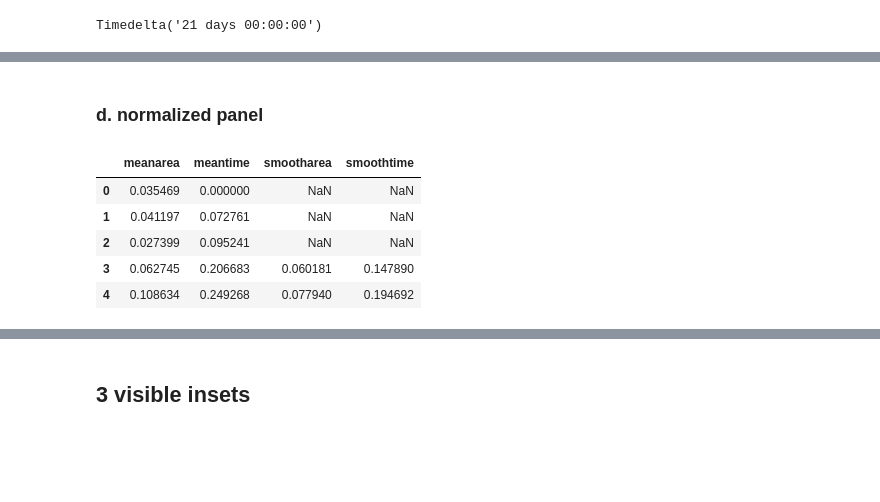
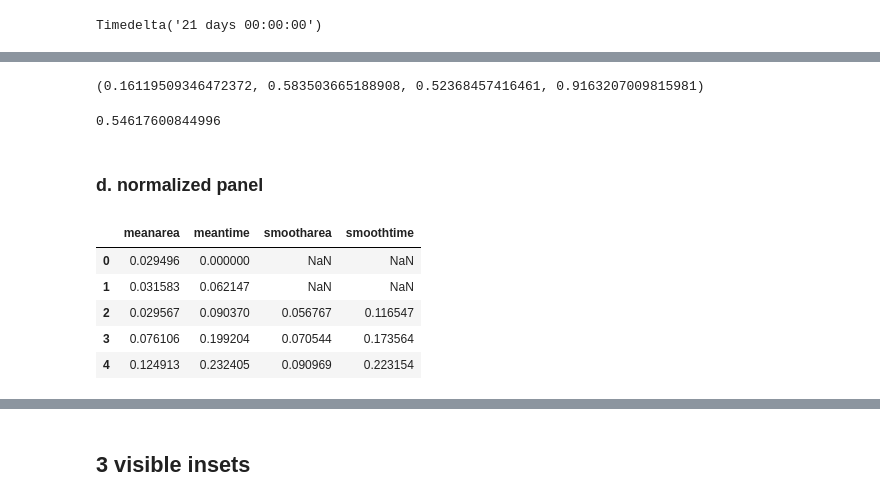
Before and after one commit to elenasavidge/polynyatimeseries, a Jupyter notebook: fig3.ipynb, the cells around one changed output, grey strips where cells are left out. Drawn from its saved outputs; the diff is of its cells as text; code cells hidden in the pictures; blank space fills up the shorter version.

```diff
--- a/fig3.ipynb
+++ b/fig3.ipynb
@@ -43,0 +71,12 @@ vis = pd.read_pickle('visible_area_effectivepixel_fixed_v2')
+# %%
+# check chnage in area from subsequent total rows
+df2000_2001['change']= (df2000_2001['total']-df2000_2001['total'].shift()) #km/2
+
+# Need to convert time delta column to integers for any subsequent calc
+df2000_2001['days'] = df2000_2001['time_diff'].dt.days
+
+# Get rate (km2/day) of change between measurements
+df2000_2001['change_rate']= (df2000_2001['change']/df2000_2001['days']) #km2/day
+
+# sort by ascending date
+df2000_2001.sort_values(by='Date').head()
@@ -342,7 +441,17 @@ growthrate0506
+# %%
+growthrate0001,growthrate0304,growthrate0405,growthrate0506
+# %% [output]
+(0.16119509346472372, 0.583503665188908, 0.52368457416461, 0.9163207009815981)
+# %%
+# mean avg growth rate
+(growthrate0001+growthrate0304+growthrate0405+growthrate0506)/4 # in km2/day
+# %% [output]
+0.54617600844996
 # %% [markdown]
 ### d. normalized panel
 # %%
 # make sure ordered by date
+df2000_2001 = df2000_2001.sort_values(by='Date') # add
 df2003_2004 = df2003_2004.sort_values(by='Date')
 df2004_2005 = df2004_2005.sort_values(by='Date')
 df2005_2006 = df2005_2006.sort_values(by='Date')
@@ -352,6 +461,8 @@ df2005_2006 = df2005_2006.sort_values(by='Date')
 # Normalize
 
 # y axis by max area
+df2000_2001['area_norm'] = (df2000_2001.total)/(df2000_2001.total.max()) #add
+
 df2003_2004['area_norm'] = (df2003_2004.total)/(df2003_2004.total.max())
 
 df2004_2005['area_norm'] = (df2004_2005.total)/(df2004_2005.total.max())
@@ -359,6 +470,9 @@ df2004_2005['area_norm'] = (df2004_2005.total)/(df2004_2005.total.max())
 df2005_2006['area_norm'] = (df2005_2006.total)/(df2005_2006.total.max())
 
 # x axis by days since open
+df2000_2001['days_since_open']= df2000_2001.Date - df2000_2001.Date.iloc[0]
+df2000_2001['time_norm'] = np.abs((df2000_2001['days_since_open'])/(df2000_2001['days_since_open'].max()))  #add
+
 df2003_2004['days_since_open']= df2003_2004.Date - df2003_2004.Date.iloc[0]
 df2003_2004['time_norm'] = np.abs((df2003_2004['days_since_open'])/(df2003_2004['days_since_open'].max()))
 
@@ -369,42 +483,69 @@ df2005_2006['days_since_open']= df2005_2006.Date - df2005_2006.Date.iloc[0]
 df2005_2006['time_norm'] = (df2005_2006['days_since_open'])/(df2005_2006['days_since_open'].max())
 # %%
 # average all three
+norm0001 = df2000_2001[['area_norm','time_norm']]  #add
 norm0304 = df2003_2004[['area_norm','time_norm']]
 norm0405 = df2004_2005[['area_norm','time_norm']]
 norm0506 = df2005_2006[['area_norm','time_norm']]
 
+norm0001.reset_index(inplace=True)  #add
 norm0304.reset_index(inplace=True)
 norm0405.reset_index(inplace=True)
 norm0506.reset_index(inplace=True)
 
-norm_concat = pd.concat([norm0304,norm0405,norm0506],axis=1)
-norm_concat.columns = ['index1','area0304','time0304','index2','area0405','time0405','index3','area0506','time0506']
+# # og
+# norm_concat = pd.concat([norm0304,norm0405,norm0506],axis=1)
+# norm_concat.columns = ['index1','area0304','time0304','index2','area0405','time0405','index3','area0506','time0506']
+# norm_concat
+
+# add
+norm_concat = pd.concat([norm0001,norm0304,norm0405,norm0506],axis=1)
+norm_concat.columns = ['index1','area0001','time0001','index2','area0304','time0304','index3','area0405','time0405','index4','area0506','time0506']
 norm_concat
 
-#mean
+# #mean  (og)
+# # area
+# mean_a = pd.DataFrame([norm_concat.area0304,norm_concat.area0405,norm_concat.area0506]).T
+# mean_a['meanarea'] = mean_a.mean(axis=1)
+
+# # time
+# mean_t = pd.DataFrame([norm_concat.time0304,norm_concat.time0405,norm_concat.time0506]).T
+# mean_t['meantime'] = mean_t.mean(axis=1)
+
+# # create new df with both mean cols
+# avg_norm = pd.DataFrame([mean_a.meanarea,mean_t.meantime]).T
+# avg_norm
+
+# # apply smoothing filter
+# avg_norm['smootharea'] = avg_norm.meanarea.rolling(window=6, win_type='gaussian',center=True).mean(std=3)
+# avg_norm['smoothtime'] = avg_norm.meantime.rolling(window=6, win_type='gaussian',center=True).mean(std=3)
+
+# avg_norm.head(5)
+
+#mean  (og)
 # area
-mean_a = pd.DataFrame([norm_concat.area0304,norm_concat.area0405,norm_concat.area0506]).T
+mean_a = pd.DataFrame([norm_concat.area0001,norm_concat.area0304,norm_concat.area0405,norm_concat.area0506]).T
 mean_a['meanarea'] = mean_a.mean(axis=1)
 
 # time
-mean_t = pd.DataFrame([norm_concat.time0304,norm_concat.time0405,norm_concat.time0506]).T
+mean_t = pd.DataFrame([norm_concat.time0001,norm_concat.time0304,norm_concat.time0405,norm_concat.time0506]).T
 mean_t['meantime'] = mean_t.mean(axis=1)
 
 # create new df with both mean cols
 avg_norm = pd.DataFrame([mean_a.meanarea,mean_t.meantime]).T
 avg_norm
 
 # apply smoothing filter
-avg_norm['smootharea'] = avg_norm.meanarea.rolling(window=6, win_type='gaussian',center=True).mean(std=3)
-avg_norm['smoothtime'] = avg_norm.meantime.rolling(window=6, win_type='gaussian',center=True).mean(std=3)
+avg_norm['smootharea'] = avg_norm.meanarea.rolling(window=5, win_type='gaussian',center=True).mean(std=3)
+avg_norm['smoothtime'] = avg_norm.meantime.rolling(window=5, win_type='gaussian',center=True).mean(std=3)
 
 avg_norm.head(5)
 # %% [output]
 |  | meanarea | meantime | smootharea | smoothtime |
-| 0 | 0.035469 | 0.000000 | NaN | NaN |
-| 1 | 0.041197 | 0.072761 | NaN | NaN |
-| 2 | 0.027399 | 0.095241 | NaN | NaN |
-| 3 | 0.062745 | 0.206683 | 0.060181 | 0.147890 |
-| 4 | 0.108634 | 0.249268 | 0.077940 | 0.194692 |
+| 0 | 0.029496 | 0.000000 | NaN | NaN |
+| 1 | 0.031583 | 0.062147 | NaN | NaN |
+| 2 | 0.029567 | 0.090370 | 0.056767 | 0.116547 |
+| 3 | 0.076106 | 0.199204 | 0.070544 | 0.173564 |
+| 4 | 0.124913 | 0.232405 | 0.090969 | 0.223154 |
 # %%
 #plt.figure(figsize=(9,3.5))
```
Also changed, not shown: parts of 25 cells of this notebook, 1 other file.
